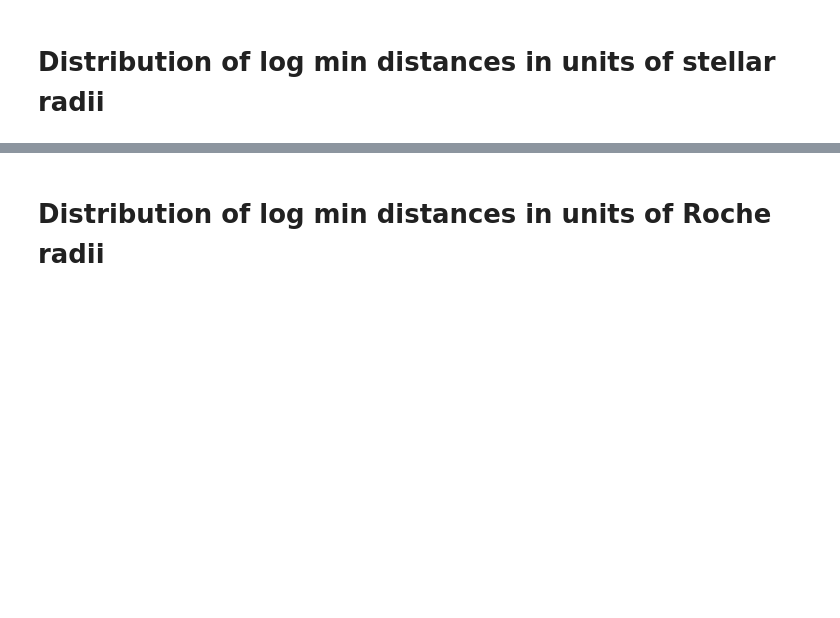
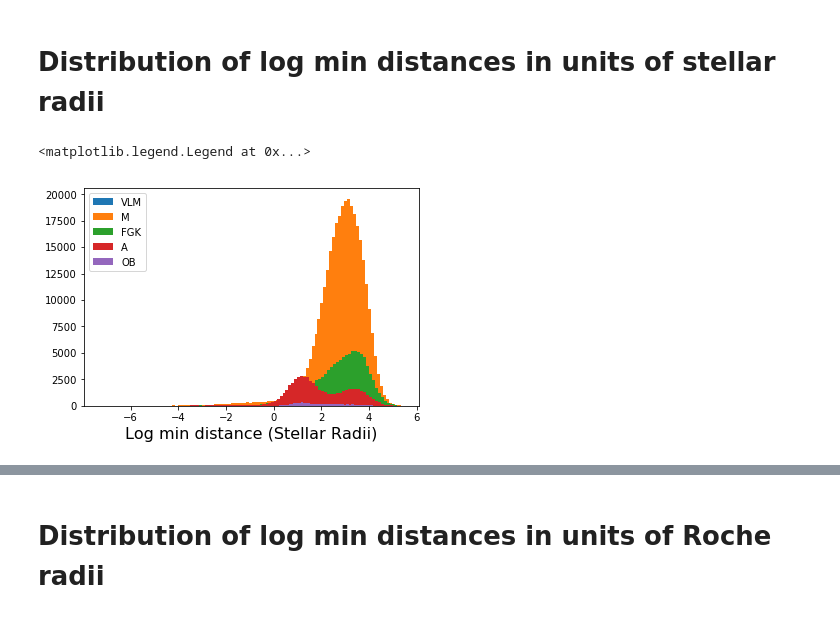
Before and after one commit to dtamayo/interstellar, a Jupyter notebook: samplecbp.ipynb, the cells around one changed output, grey strips where cells are left out. Saved outputs shown, nothing was run; the diff lists cells and outputs as text; code cells hidden in the pictures; blank space fills up the shorter version.

```diff
--- a/samplecbp.ipynb
+++ b/samplecbp.ipynb
@@ -488,12 +519,15 @@ ax.legend()
 # %%
 fig, ax = plt.subplots()
 for startype in startypes:
     logd1Rs = np.log10(np.array(r[startype]['mind1s'])/np.array(r[startype]['R1s']))
     logd2Rs = np.log10(np.array(r[startype]['mind2s'])/np.array(r[startype]['R2s']))
     ds = np.concatenate([logd1Rs, logd2Rs])
-    bins, vals, patches = ax.hist(ds, bins=10, label=startype)
+    bins, vals, patches = ax.hist(ds, bins=100, label=startype)
 ax.set_xlabel('Log min distance (Stellar Radii)', fontsize=16)
 ax.legend()
+# %% [output]
+<matplotlib.legend.Legend at 0x...>
+[figure, added]
 # %%
 print("Number of collisions:")
 for startype in startypes:
```
Also changed, not shown: parts of 18 cells of this notebook.
